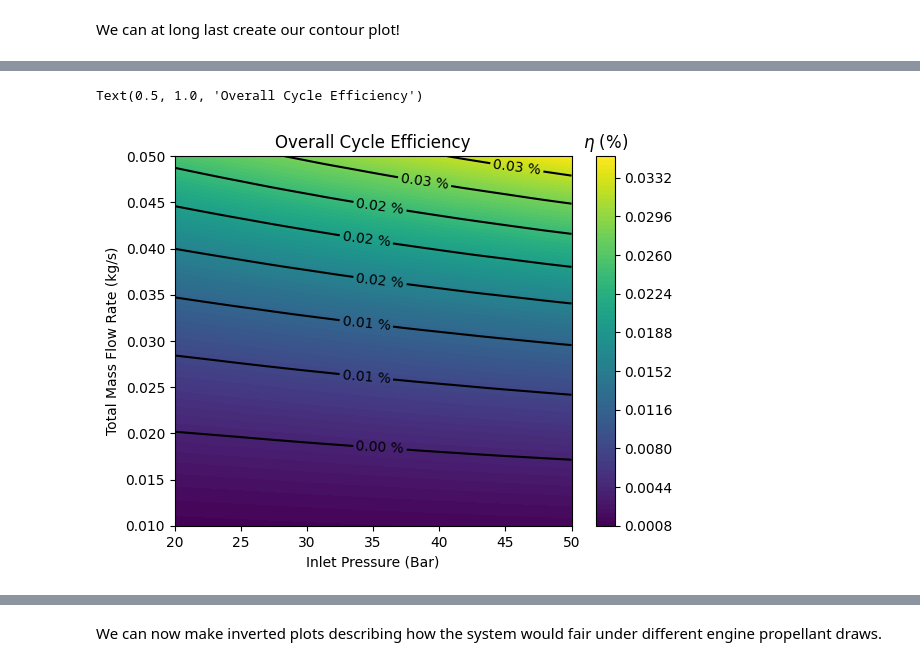
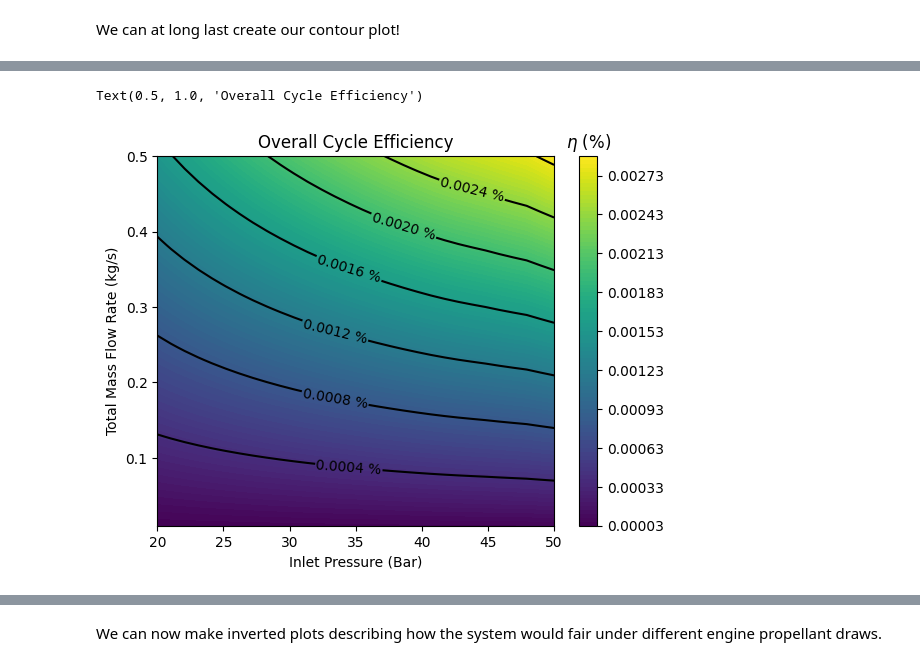
Before and after one commit to EliasAoubala/turboRocket, a Jupyter notebook: docs/turbine_characteristic.ipynb, the cells around one changed output, grey strips where cells are left out. Saved outputs shown, nothing was run; the diff lists cells and outputs as text; code cells hidden in the pictures.

```diff
--- a/docs/turbine_characteristic.ipynb
+++ b/docs/turbine_characteristic.ipynb
@@ -135,17 +364,21 @@ GG.size_system(m_dot=m_dot_t, eta_c=eta_c)
 # %% [markdown]
 Pump is also sized normally as follows:
 # %%
-pump = Pump(D = 53.79e-3,
-            Q_nom = 1.15/(60*60),
-            eta_nom = 0.293,
-            N_nom = 24e3 * 2 * np.pi/60)
+pump = Pump(D_1 = 20e-3,
+            D_2 = 50e-3,
+            D_3 = 50e-3)
+
+pump.set_performance(C_c = 1.0,
+                     psi = 0.2,
+                     eta_bep = 0.293,
+                     N_nom = 24e3 * 2 * np.pi/60)
 # %% [markdown]
 ### 3.3 - Turbine Sizing
 # %% [markdown]
 The turbine is sized as follows:
 # %%
 turbine = Turbine(a_rat = 4.11,
-                  D_m = 0.147,
+                  D_m = 0.05,
                   eta_nom = 0.1,
                   u_co_nom = 0.13)
 # %% [markdown]
@@ -162,7 +395,7 @@ We can then create a mesh grid of inlet pressures and mass flow rates to resolve
 k = 30
 
 p_in_array = np.linspace(20, 50, k) * 1e5 # Pa
-m_dot_array = np.linspace(10,50, k) * 1e-3 # kg/s
+m_dot_array = np.linspace(10,500, k) * 1e-3 # kg/s
 
 p_in_array, m_dot_array = np.meshgrid(p_in_array, m_dot_array)
 # %% [markdown]
@@ -208,5 +441,9 @@ for index, x in np.ndenumerate(p_in_array):
     error_array[index] = result["error"]
 
     eta_array[index] = result["eta"]
+    nk = result["N"]*60/(2*np.pi)
 
+    print("*" *100)
+    print(f"\nN: {nk}")
     print(f"Done: {index}")
+    print("*" *100)
@@ -389,24 +608,24 @@ Text(0.5, 1.0, 'Gas Generator Mass Flow Rate')
 # %%
 cs = plt.contourf(p_in_array / 1e5, m_dot_array, eta_array * 1e2, levels=100)
 
 cs2 = plt.contour(p_in_array / 1e5, m_dot_array, eta_array * 1e2, levels=8, colors="k")
 
 
 def formatter(input):
-    return f" {input:.2f} % "
+    return f" {input:.4f} % "
 
 
 cs2.clabel(levels=cs2.levels, inline="True", fmt=formatter)
 
 cbar = plt.colorbar(cs)
 cbar.ax.set_title(r"$\eta$ (%)")
 
 plt.xlabel("Inlet Pressure (Bar)")
 plt.ylabel("Total Mass Flow Rate (kg/s)")
 plt.title("Overall Cycle Efficiency")
 # %% [output]
 Text(0.5, 1.0, 'Overall Cycle Efficiency')
-[figure, old version]
+[figure, new version]
 # %%
 cs = plt.contourf(p_in_array / 1e5, m_dot_array, Pw_array/1e3, levels=100)
 
```
Also changed, not shown: parts of 31 cells of this notebook, 5 other files.
